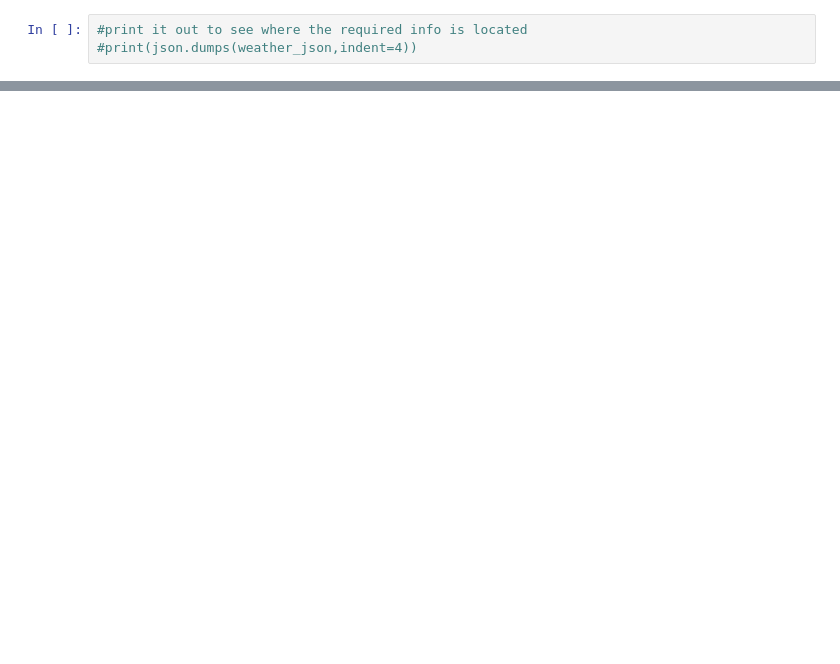
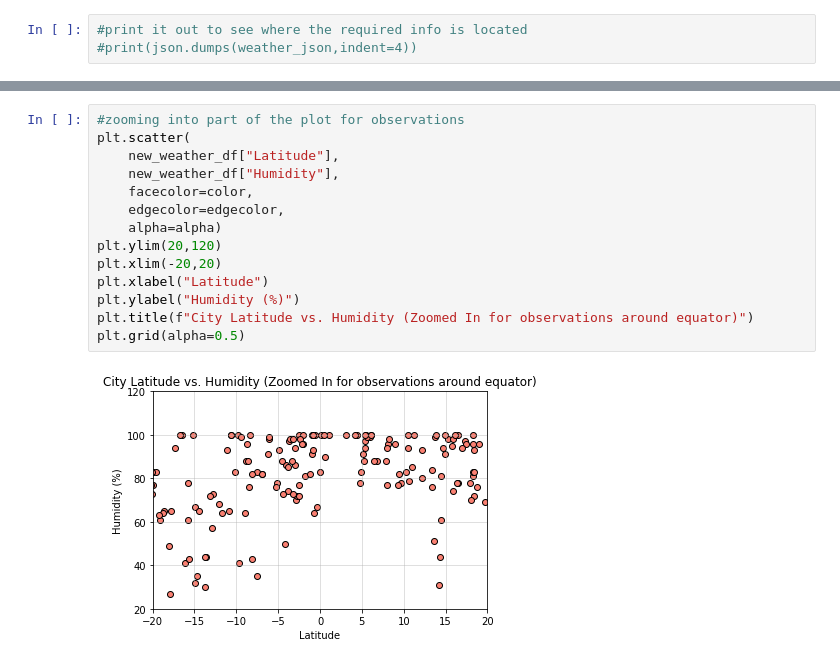
Before and after one commit to hlinn1/weatherpy, a Jupyter notebook: starter_code/WeatherPy.ipynb, the cells around one changed output, grey strips where cells are left out. Cells and saved outputs as stored; diff of their text form; blank space fills up the shorter version.

```diff
--- a/starter_code/WeatherPy.ipynb
+++ b/starter_code/WeatherPy.ipynb
@@ -256,3 +265,19 @@ plt.savefig("../Images/humidity.png")
+# %%
+#zooming into part of the plot for observations
+plt.scatter(
+    new_weather_df["Latitude"],
+    new_weather_df["Humidity"],
+    facecolor=color,
+    edgecolor=edgecolor,
+    alpha=alpha)
+plt.ylim(20,120)
+plt.xlim(-20,20)
+plt.xlabel("Latitude")
+plt.ylabel("Humidity (%)")
+plt.title(f"City Latitude vs. Humidity (Zoomed In for observations around equator)")
+plt.grid(alpha=0.5)
+# %% [output]
+[figure, added]
 # %%
 plt.scatter(
     new_weather_df["Latitude"],
```
Also changed, not shown: parts of 10 cells of this notebook, 5 other files.
